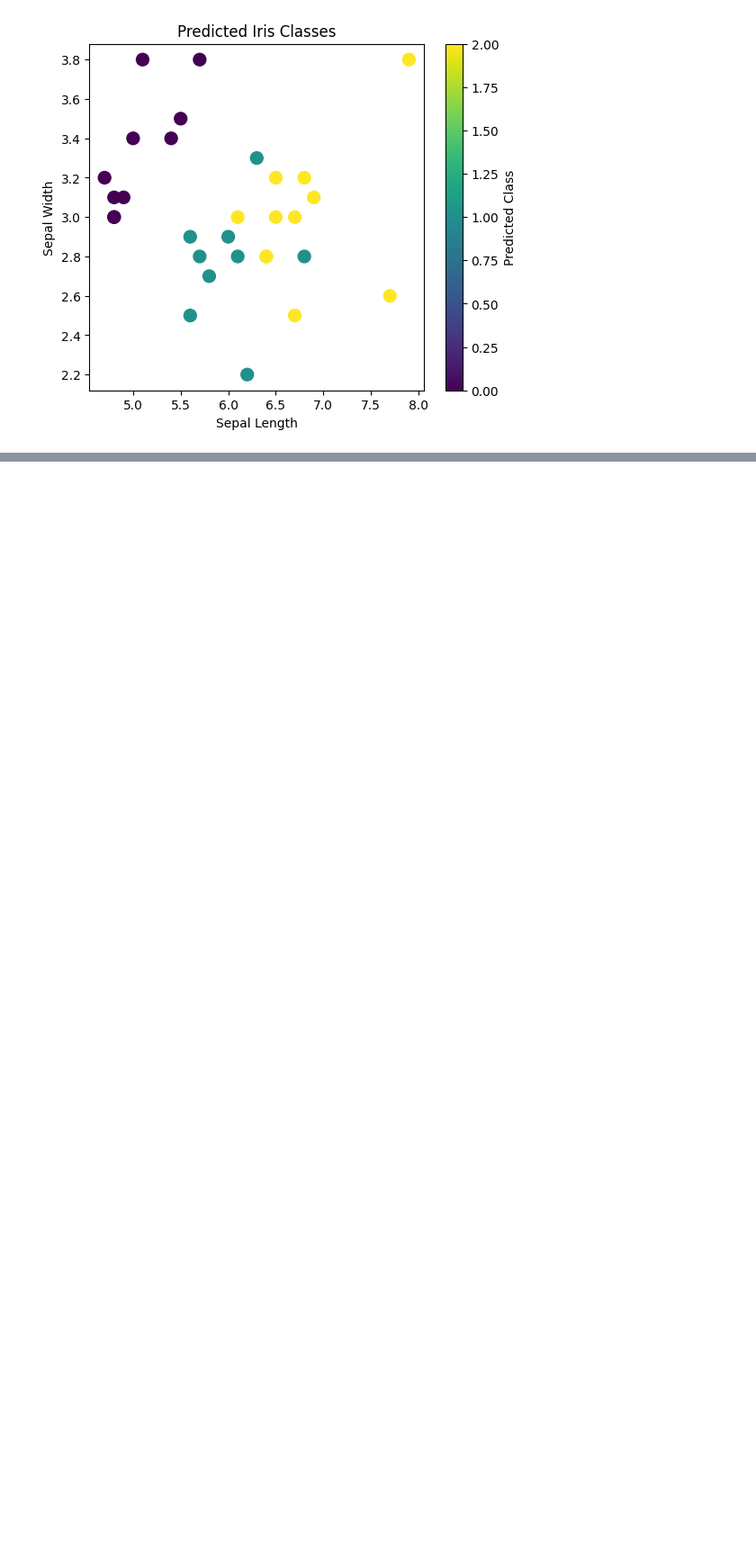
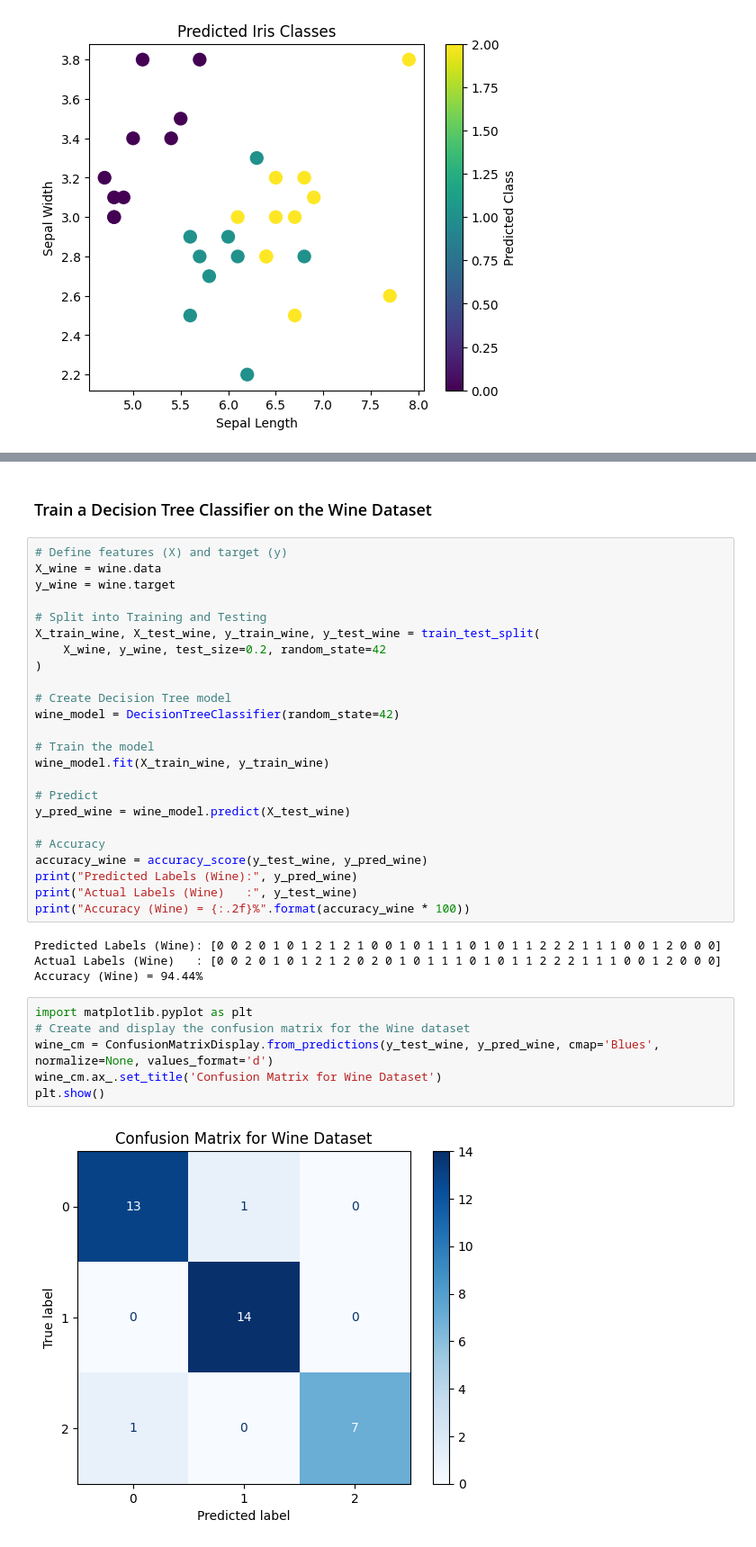
Before and after one commit to sungheetha-it/AppsAndTools, a Jupyter notebook: gen ai.ipynb, the cells around one changed output, grey strips where cells are left out. Shown at 90% size. Cells and saved outputs as stored; diff of their text form; blank space fills up the shorter version.

Commit message:
additional examples wine and wheat

```diff
--- a/gen ai.ipynb
+++ b/gen ai.ipynb
@@ -69,0 +98,38 @@ Accuracy = 100.00%
+# %% [markdown]
+### Train a Decision Tree Classifier on the Wine Dataset
+# %%
+# Define features (X) and target (y)
+X_wine = wine.data
+y_wine = wine.target
+
+# Split into Training and Testing
+X_train_wine, X_test_wine, y_train_wine, y_test_wine = train_test_split(
+    X_wine, y_wine, test_size=0.2, random_state=42
+)
+
+# Create Decision Tree model
+wine_model = DecisionTreeClassifier(random_state=42)
+
+# Train the model
+wine_model.fit(X_train_wine, y_train_wine)
+
+# Predict
+y_pred_wine = wine_model.predict(X_test_wine)
+
+# Accuracy
+accuracy_wine = accuracy_score(y_test_wine, y_pred_wine)
+print("Predicted Labels (Wine):", y_pred_wine)
+print("Actual Labels (Wine)   :", y_test_wine)
+print("Accuracy (Wine) = {:.2f}%".format(accuracy_wine * 100))
+# %% [output]
+Predicted Labels (Wine): [0 0 2 0 1 0 1 2 1 2 1 0 0 1 0 1 1 1 0 1 0 1 1 2 2 2 1 1 1 0 0 1 2 0 0 0]
+Actual Labels (Wine)   : [0 0 2 0 1 0 1 2 1 2 0 2 0 1 0 1 1 1 0 1 0 1 1 2 2 2 1 1 1 0 0 1 2 0 0 0]
+Accuracy (Wine) = 94.44%
+# %%
+import matplotlib.pyplot as plt
+# Create and display the confusion matrix for the Wine dataset
+wine_cm = ConfusionMatrixDisplay.from_predictions(y_test_wine, y_pred_wine, cmap='Blues', normalize=None, values_format='d')
+wine_cm.ax_.set_title('Confusion Matrix for Wine Dataset')
+plt.show()
+# %% [output]
+[figure, added]
```
Also changed, not shown: parts of 7 cells of this notebook.
